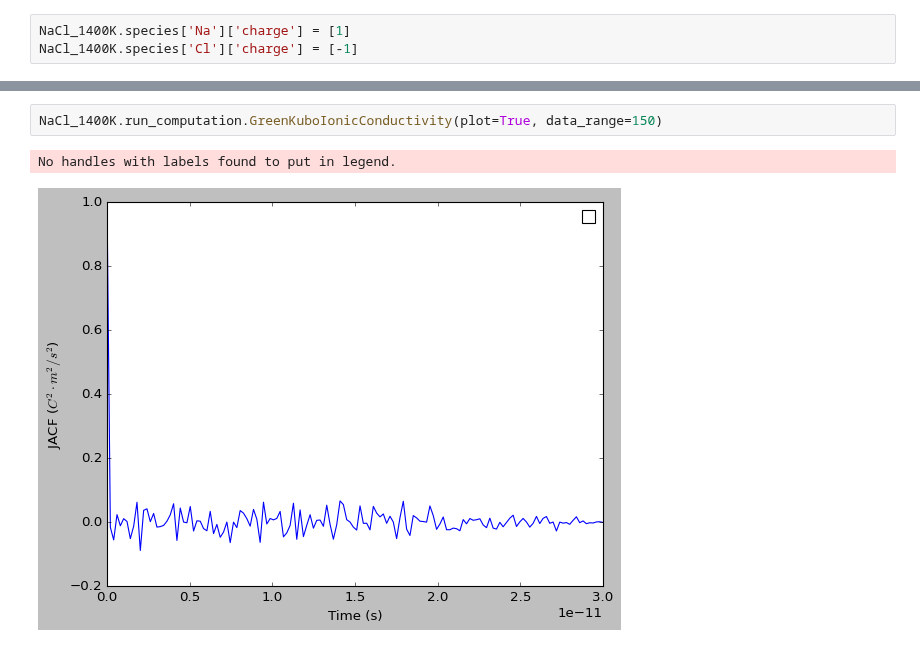
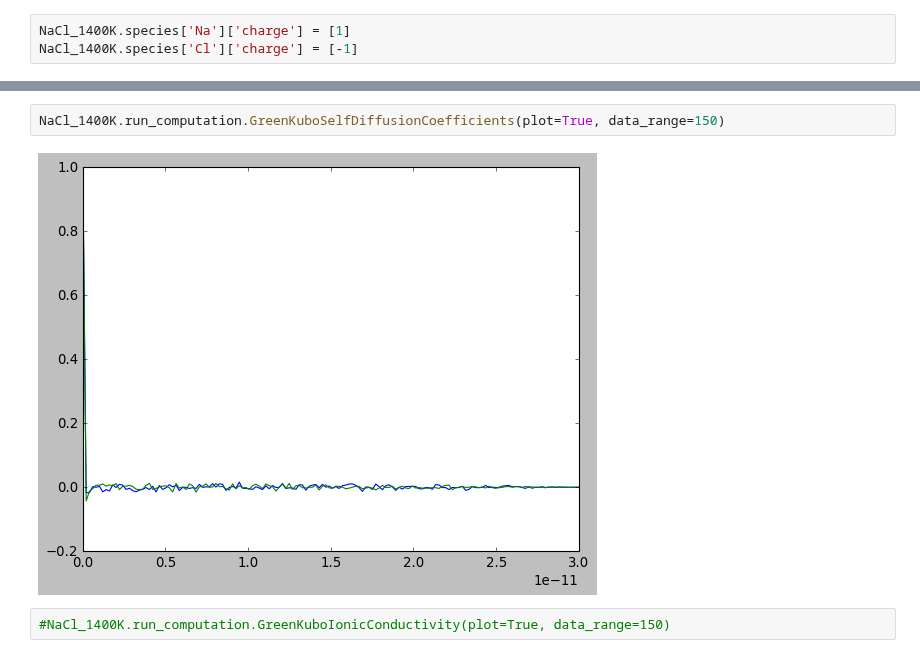
Before and after one commit to zincware/MDSuite, a Jupyter notebook: tutorials/walkthrough_notebooks/MDSuite_Binary_Salt_Walkthrough.ipynb, the cells around one changed output, grey strips where cells are left out. Cells and saved outputs as stored; diff of their text form.

```diff
--- a/tutorials/walkthrough_notebooks/MDSuite_Binary_Salt_Walkthrough.ipynb
+++ b/tutorials/walkthrough_notebooks/MDSuite_Binary_Salt_Walkthrough.ipynb
@@ -118,5 +123,6 @@ Coordinate unwrapping finished, proceeding with analysis
 # %%
-NaCl_1400K.run_computation.GreenKuboIonicConductivity(plot=True, data_range=150)
+NaCl_1400K.run_computation.GreenKuboSelfDiffusionCoefficients(plot=True, data_range=150)
 # %% [output]
-No handles with labels found to put in legend.
-[figure, old version]
+[figure, new version]
+# %%
+#NaCl_1400K.run_computation.GreenKuboIonicConductivity(plot=True, data_range=150)
```
Also changed, not shown: parts of 7 cells of this notebook, 56 other files.
